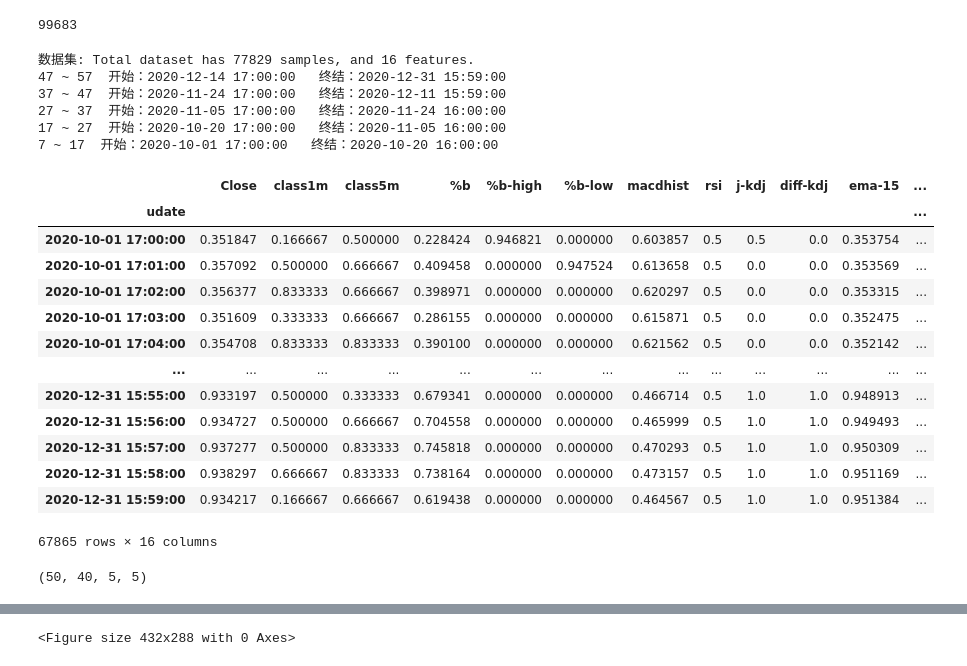
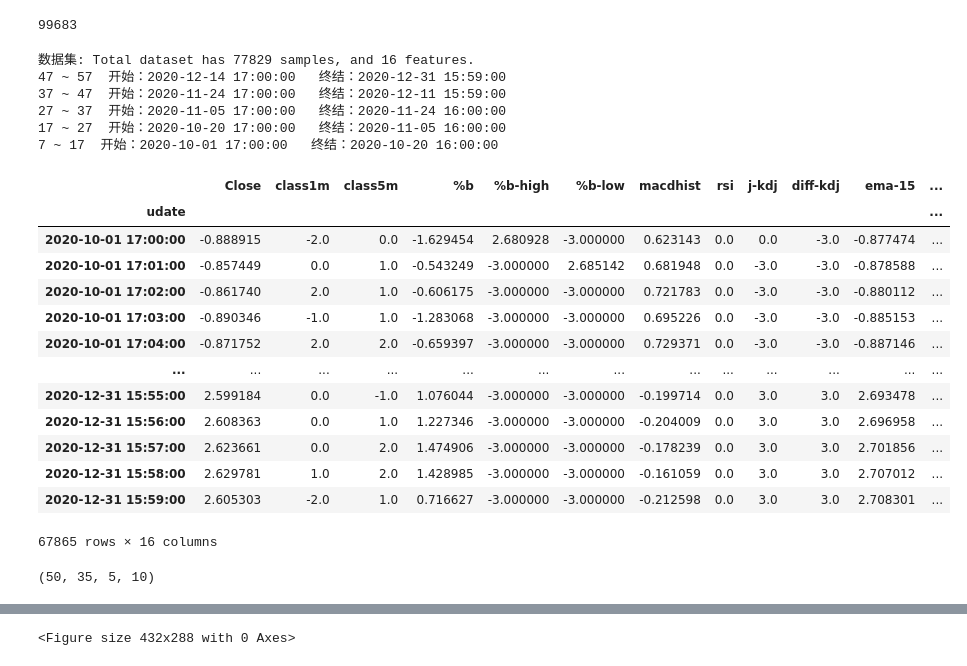
Before and after one commit to webclinic017/dbpower-machine-learning-project, a Jupyter notebook: nq10.ipynb, the cells around one changed output, grey strips where cells are left out. Cells and saved outputs as stored; diff of their text form; code cells hidden in the pictures.

```diff
--- a/nq10.ipynb
+++ b/nq10.ipynb
@@ -502,50 +502,50 @@ for i in range(len_days2, 0, -1):
         print('{} ~ {}  开始：{}   终结：{}'.
               format(start1, end1, df5_4.iloc[0]['udate'].strftime('%Y-%m-%d %H:%M:%S'), df5_4.iloc[-1]['udate'].strftime('%Y-%m-%d %H:%M:%S')))
         # 5.4.4 正則代集合
-        min_max_scaler = MinMaxScaler(feature_range=(0, 1))
+        min_max_scaler = MinMaxScaler(feature_range=(-3, 3))
         df5_5 = df5_4.drop(['udate'], axis=1)
         min_max_scaler.fit(df5_5)
         scalers[i] = {'scaler': min_max_scaler, 'day_start': day_start2, 'day_end': day_end2}
         df5_6 = min_max_scaler.transform(df5_5)
         df5_6 = pd.DataFrame(df5_6, columns=df5_5.columns, index=df5_5.index)
         df5_6['udate'] = df5_4['udate']
         # 5.4.5 合併
         data3_1.append(df5_6)
     except:
         print('except: ', start1, end1, len(days2))
 
 # 5.4.6 save mixmax scaler
 path_name_12 = os.path.abspath(os.path.join('min_max_scaler', prefix+'-'+cur_time+'.pkl'))
 if os.path.exists(path_name_12):
     os.remove(path_name_12)
 joblib.dump(scalers, path_name_12)
 
 # 5.4.7 合併
 df5_7 = pd.DataFrame()
 for df5_8 in data3_1:
     df5_7 = pd.concat([df5_7, df5_8], axis=0, join='outer', ignore_index=False, keys=None, levels=None, names=None, verify_integrity=False, copy=True)
 df5_7.sort_index(inplace=True)
 df5_7
 # %% [output]
 数据集: Total dataset has 77829 samples, and 16 features.
 47 ~ 57  开始：2020-12-14 17:00:00   终结：2020-12-31 15:59:00
 37 ~ 47  开始：2020-11-24 17:00:00   终结：2020-12-11 15:59:00
 27 ~ 37  开始：2020-11-05 17:00:00   终结：2020-11-24 16:00:00
 17 ~ 27  开始：2020-10-20 17:00:00   终结：2020-11-05 16:00:00
 7 ~ 17  开始：2020-10-01 17:00:00   终结：2020-10-20 16:00:00
 |  | Close | class1m | class5m | %b | %b-high | %b-low | macdhist | rsi | j-kdj | diff-kdj | ema-15 | ... |
 | udate |  |  |  |  |  |  |  |  |  |  |  | ... |
-| 2020-10-01 17:00:00 | 0.351847 | 0.166667 | 0.500000 | 0.228424 | 0.946821 | 0.000000 | 0.603857 | 0.5 | 0.5 | 0.0 | 0.353754 | ... |
-| 2020-10-01 17:01:00 | 0.357092 | 0.500000 | 0.666667 | 0.409458 | 0.000000 | 0.947524 | 0.613658 | 0.5 | 0.0 | 0.0 | 0.353569 | ... |
-| 2020-10-01 17:02:00 | 0.356377 | 0.833333 | 0.666667 | 0.398971 | 0.000000 | 0.000000 | 0.620297 | 0.5 | 0.0 | 0.0 | 0.353315 | ... |
-| 2020-10-01 17:03:00 | 0.351609 | 0.333333 | 0.666667 | 0.286155 | 0.000000 | 0.000000 | 0.615871 | 0.5 | 0.0 | 0.0 | 0.352475 | ... |
-| 2020-10-01 17:04:00 | 0.354708 | 0.833333 | 0.833333 | 0.390100 | 0.000000 | 0.000000 | 0.621562 | 0.5 | 0.0 | 0.0 | 0.352142 | ... |
+| 2020-10-01 17:00:00 | -0.888915 | -2.0 | 0.0 | -1.629454 | 2.680928 | -3.000000 | 0.623143 | 0.0 | 0.0 | -3.0 | -0.877474 | ... |
+| 2020-10-01 17:01:00 | -0.857449 | 0.0 | 1.0 | -0.543249 | -3.000000 | 2.685142 | 0.681948 | 0.0 | -3.0 | -3.0 | -0.878588 | ... |
+| 2020-10-01 17:02:00 | -0.861740 | 2.0 | 1.0 | -0.606175 | -3.000000 | -3.000000 | 0.721783 | 0.0 | -3.0 | -3.0 | -0.880112 | ... |
+| 2020-10-01 17:03:00 | -0.890346 | -1.0 | 1.0 | -1.283068 | -3.000000 | -3.000000 | 0.695226 | 0.0 | -3.0 | -3.0 | -0.885153 | ... |
+| 2020-10-01 17:04:00 | -0.871752 | 2.0 | 2.0 | -0.659397 | -3.000000 | -3.000000 | 0.729371 | 0.0 | -3.0 | -3.0 | -0.887146 | ... |
 | ... | ... | ... | ... | ... | ... | ... | ... | ... | ... | ... | ... | ... |
-| 2020-12-31 15:55:00 | 0.933197 | 0.500000 | 0.333333 | 0.679341 | 0.000000 | 0.000000 | 0.466714 | 0.5 | 1.0 | 1.0 | 0.948913 | ... |
-| 2020-12-31 15:56:00 | 0.934727 | 0.500000 | 0.666667 | 0.704558 | 0.000000 | 0.000000 | 0.465999 | 0.5 | 1.0 | 1.0 | 0.949493 | ... |
-| 2020-12-31 15:57:00 | 0.937277 | 0.500000 | 0.833333 | 0.745818 | 0.000000 | 0.000000 | 0.470293 | 0.5 | 1.0 | 1.0 | 0.950309 | ... |
-| 2020-12-31 15:58:00 | 0.938297 | 0.666667 | 0.833333 | 0.738164 | 0.000000 | 0.000000 | 0.473157 | 0.5 | 1.0 | 1.0 | 0.951169 | ... |
-| 2020-12-31 15:59:00 | 0.934217 | 0.166667 | 0.666667 | 0.619438 | 0.000000 | 0.000000 | 0.464567 | 0.5 | 1.0 | 1.0 | 0.951384 | ... |
+| 2020-12-31 15:55:00 | 2.599184 | 0.0 | -1.0 | 1.076044 | -3.000000 | -3.000000 | -0.199714 | 0.0 | 3.0 | 3.0 | 2.693478 | ... |
+| 2020-12-31 15:56:00 | 2.608363 | 0.0 | 1.0 | 1.227346 | -3.000000 | -3.000000 | -0.204009 | 0.0 | 3.0 | 3.0 | 2.696958 | ... |
+| 2020-12-31 15:57:00 | 2.623661 | 0.0 | 2.0 | 1.474906 | -3.000000 | -3.000000 | -0.178239 | 0.0 | 3.0 | 3.0 | 2.701856 | ... |
+| 2020-12-31 15:58:00 | 2.629781 | 1.0 | 2.0 | 1.428985 | -3.000000 | -3.000000 | -0.161059 | 0.0 | 3.0 | 3.0 | 2.707012 | ... |
+| 2020-12-31 15:59:00 | 2.605303 | -2.0 | 1.0 | 0.716627 | -3.000000 | -3.000000 | -0.212598 | 0.0 | 3.0 | 3.0 | 2.708301 | ... |
 67865 rows × 16 columns
 # %%
 # 5.5.1 訓練集, 測試集, 數據集
@@ -570,14 +570,14 @@ train_set, test_set, valid_set = days3[0:-100], days3[-100:-20], days3[-20:] # 0
 #train_set, test_set, valid_set = days3[0:-120], days3[-120:-40], days3[-40:-20] # 0921~1113
 #train_set, test_set, valid_set = days3[0:-140], days3[-140:-60], days3[-60:-40] # 0921~1113
 
-train_set, test_set, valid_set = days3[0:-10], days3[-10:-5], days3[-5:] # nq10
+train_set, test_set, valid_set = days3[0:-15], days3[-15:-10], days3[-10:] # nq10
 
 x_train, y_train, date_train = np.array([]), np.array([]), []
 x_test, y_test, date_test = np.array([]), np.array([]), []
 x_valid, y_valid, date_valid = np.array([]), np.array([]), []
 len(days3), len(train_set), len(test_set), len(valid_set)
 # %% [output]
-(50, 40, 5, 5)
+(50, 35, 5, 10)
 # %%
 # 5.5.2 窗口步長
 t_pus_no = 1
```
Also changed, not shown: parts of 8 cells of this notebook.
